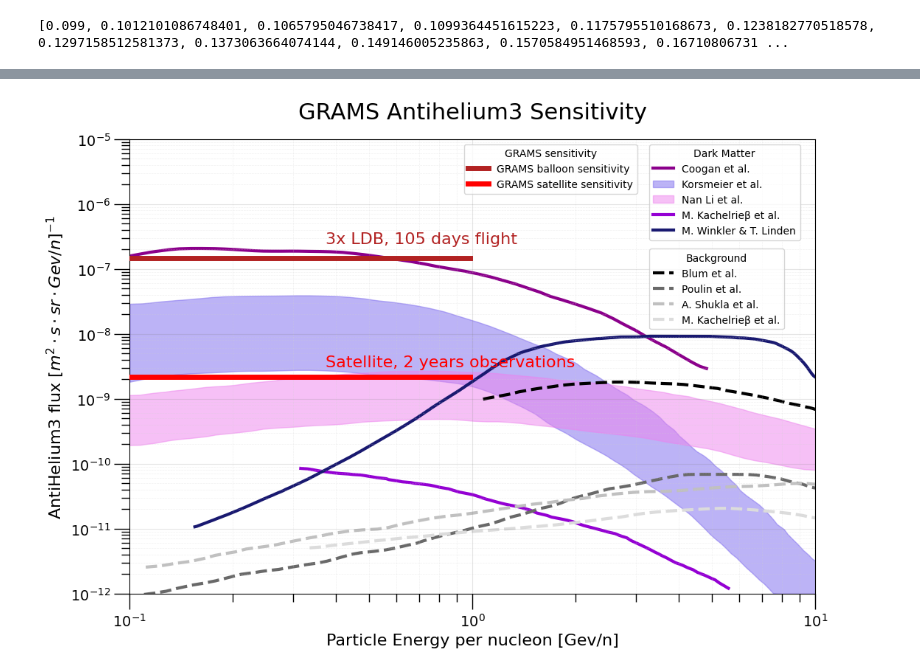
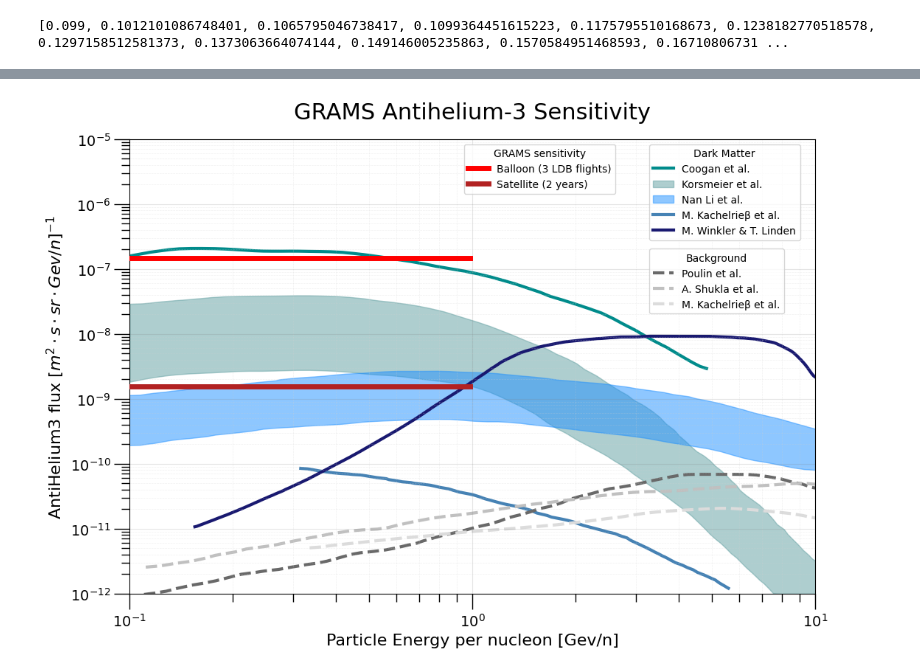
Before and after one commit to Eclipsedclaw/GRAMS, a Jupyter notebook: analysis/2023_Paper/flux_plot.ipynb, the cells around one changed output, grey strips where cells are left out. Cells and saved outputs as stored; diff of their text form; code cells hidden in the pictures.

```diff
--- a/analysis/2023_Paper/flux_plot.ipynb
+++ b/analysis/2023_Paper/flux_plot.ipynb
@@ -193,9 +194,9 @@ import numpy as np
 from matplotlib.patches import Polygon
 
 GRAMSsatellite_antihelium3_x = np.linspace(0.1, 1, 100)
-GRAMSsatellite_antihelium3_y = np.full_like(GRAMSsatellite_antihelium3_x, 2.16e-9)
+GRAMSsatellite_antihelium3_y = np.full_like(GRAMSsatellite_antihelium3_x, 1.55e-9)
 GRAMSsatellite_antihelium3_upper = np.full_like(GRAMSsatellite_antihelium3_x, 1)
-GRAMSsatellite_antihelium3_lower = np.full_like(GRAMSsatellite_antihelium3_x, 2.16e-9/3.09)
+GRAMSsatellite_antihelium3_lower = np.full_like(GRAMSsatellite_antihelium3_x, 1.55e-9/3.09)
 
 # Interpolate lower y-values onto the upper x-values for both Korsmeier and Nan Li
 DM_Korsmeier_lower_y_interp = np.interp(DM_Korsmeier_upper_x, DM_Korsmeier_lower_x, DM_Korsmeier_lower_y)
@@ -205,18 +206,19 @@ DM_Nan_Li_lower_y_interp = np.interp(DM_Nan_Li_upper_x, DM_Nan_Li_lower_x, DM_Na
 plt.figure(figsize=(12, 8))
 
 # GRAMS sensitivity
-GRAMS0, = plt.plot(GRAMS_antihelium3_x[0:98], GRAMS_antihelium3_y[0:98], color="firebrick", label="GRAMS balloon sensitivity", linewidth=5, zorder=3)
+GRAMS0, = plt.plot(GRAMS_antihelium3_x[0:98], GRAMS_antihelium3_y[0:98], color="red", label="Balloon (3 LDB flights)", linewidth=5, zorder=3)
 
+"""
 # Add text label
 plt.text(
-    GRAMS_antihelium3_x[30],  # X-coordinate near the middle of the line
-    GRAMS_antihelium3_y[50] + 1e-7,  # Y-coordinate near the middle of the line
-    "3x LDB, 105 days flight",  # Text to display
+    GRAMS_antihelium3_x[5],  # X-coordinate near the middle of the line
+    GRAMS_antihelium3_y[50] + 0.5e-7,  # Y-coordinate near the middle of the line
+    "3x LDB flights",  # Text to display
     color="firebrick",  # Text color
     fontsize=16,  # Text size
     #fontweight="bold"  # Bold text
 )
-
+"""
 # GRAMS sensitivity shaded area and lower bound
 #GRAMS1 = plt.fill_between(GRAMS_antihelium3_x, GRAMS_antihelium3_upper, GRAMS_antihelium3_y, color="firebrick", alpha=0.1, zorder=2)
 #GRAMS2, = plt.plot(GRAMS_antihelium3_x, GRAMS_antihelium3_lower, linestyle='dashed', color="firebrick", alpha=1, label="balloon 95% CL", zorder=4)
@@ -244,15 +246,17 @@ plt.text(
     color="firebrick"
 )
 '''
-GRAMS3, = plt.plot(GRAMSsatellite_antihelium3_x[0:98], GRAMSsatellite_antihelium3_y[0:98], color="red", label="GRAMS satellite sensitivity", linewidth = 5, zorder=3)
+GRAMS3, = plt.plot(GRAMSsatellite_antihelium3_x[0:98], GRAMSsatellite_antihelium3_y[0:98], color="firebrick", label="Satellite (2 years)", linewidth = 5, zorder=3)
+"""
 plt.text(
-    GRAMSsatellite_antihelium3_x[30],  # X-coordinate near the middle of the line
-    GRAMSsatellite_antihelium3_y[50]+1e-9,  # Y-coordinate near the middle of the line
+    GRAMSsatellite_antihelium3_x[5],  # X-coordinate near the middle of the line
+    GRAMSsatellite_antihelium3_y[50]+0.5e-9,  # Y-coordinate near the middle of the line
     "Satellite, 2 years observations",  # Text to display
     color="red",  # Text color
     fontsize=16,  # Text size
     #fontweight="bold"  # Bold text
 )
+"""
 #GRAMS4 = plt.fill_between(GRAMSsatellite_antihelium3_x, GRAMS_antihelium3_y, GRAMSsatellite_antihelium3_y, color="red", alpha=0.1, zorder=2)
 #GRAMS5, = plt.plot(GRAMSsatellite_antihelium3_x, GRAMSsatellite_antihelium3_lower, linestyle='dashed', color="red", alpha=1, label="Satellite 95% CL", zorder=4)
 '''
@@ -280,14 +284,14 @@ plt.text(
 )
 '''
 # Dark Matter (DM)
-DM1, = plt.plot(DM_coogan_x, DM_coogan_y, label=f"Coogan et al.", linewidth=3, color="darkmagenta", zorder=1)
-DM2 = plt.fill_between(DM_Korsmeier_upper_x, DM_Korsmeier_lower_y_interp, DM_Korsmeier_upper_y, color="mediumslateblue", alpha=0.5, label="Korsmeier et al.", zorder=1)
-DM3 = plt.fill_between(DM_Nan_Li_upper_x, DM_Nan_Li_lower_y_interp, DM_Nan_Li_upper_y, color="violet", alpha=0.5, label="Nan Li et al.", zorder=1)
-DM4, = plt.plot(DM_MKachelrieβ_x, DM_MKachelrieβ_y, label=f"M. Kachelrieβ et al.", linewidth=3, color="darkviolet", zorder=1)
+DM1, = plt.plot(DM_coogan_x, DM_coogan_y, label=f"Coogan et al.", linewidth=3, color="darkcyan", zorder=1)
+DM2 = plt.fill_between(DM_Korsmeier_upper_x, DM_Korsmeier_lower_y_interp, DM_Korsmeier_upper_y, color="cadetblue", alpha=0.5, label="Korsmeier et al.", zorder=1)
+DM3 = plt.fill_between(DM_Nan_Li_upper_x, DM_Nan_Li_lower_y_interp, DM_Nan_Li_upper_y, color="dodgerblue", alpha=0.5, label="Nan Li et al.", zorder=1)
+DM4, = plt.plot(DM_MKachelrieβ_x, DM_MKachelrieβ_y, label=f"M. Kachelrieβ et al.", linewidth=3, color="steelblue", zorder=1)
 DM5, = plt.plot(DM_M_Winkler_x, DM_M_Winkler_y, label=f"M. Winkler & T. Linden", linewidth=3, color="midnightblue", zorder=1)
 
 # Background (BKG)
-BKG1, = plt.plot(BKG_Blum_x, BKG_Blum_y, linestyle='dashed', label=f"Blum et al.", linewidth=3, color="black", zorder=1)
+#BKG1, = plt.plot(BKG_Blum_x, BKG_Blum_y, linestyle='dashed', label=f"Blum et al.", linewidth=3, color="black", zorder=1)
 BKG2, = plt.plot(BKG_Poulin_x, BKG_Poulin_y, linestyle='dashed', label=f"Poulin et al.", linewidth=3, color="dimgray", zorder=1)
 BKG3, = plt.plot(BKG_A_Shukla_x, BKG_A_Shukla_y, linestyle='dashed', label=f"A. Shukla et al.", linewidth=3, color="silver", zorder=1)
 BKG4, = plt.plot(BKG_M_Kachelrie_background_x, BKG_M_Kachelrie_background_y, linestyle='dashed', label=f"M. Kachelrieβ et al.", linewidth=3, color="gainsboro", zorder=1)
@@ -298,33 +302,33 @@ plt.yscale('log')
 plt.xlabel(r"Particle Energy per nucleon [Gev/n]", fontsize=16)  # Increase font size for x-axis label
 plt.ylabel(r'AntiHelium3 flux $[m^{2}\cdot s \cdot sr \cdot Gev/n]^{-1}$', fontsize=16)  # Increase font size for y-axis label
 plt.xlim(0.1, 10)  # Adjust the limits to match your data
 plt.ylim(1e-12, 1e-5)
 
-plt.title("GRAMS Antihelium3 Sensitivity", fontsize=22, pad=20)  # Increase font size for the title
+plt.title("GRAMS Antihelium-3 Sensitivity", fontsize=22, pad=20)  # Increase font size for the title
 
 # Adjust tick font size
 plt.tick_params(axis='both', labelsize=14)  # Increase font size for axis ticks
 # Adjust tick parameters
 plt.gca().tick_params(axis='both', which='major', length=15, width=1)  # Major ticks
 plt.gca().tick_params(axis='both', which='minor', length=8, width=1)  # Minor ticks
 
 # Create separate legends for datasets and ranges using bbox_to_anchor to place them separately
 first_legend = plt.legend(handles=[GRAMS0, GRAMS3], loc='upper left', title="GRAMS sensitivity", bbox_to_anchor=(0.48, 1), fontsize=10)
 second_legend = plt.legend(handles=[DM1, DM2, DM3, DM4, DM5], loc='upper left', title="Dark Matter", bbox_to_anchor=(0.75, 1), fontsize=10)
-third_legend = plt.legend(handles=[BKG1, BKG2, BKG3, BKG4], loc='upper left', title="Background", bbox_to_anchor=(0.75, 0.77), fontsize=10)
+third_legend = plt.legend(handles=[BKG2, BKG3, BKG4], loc='upper left', title="Background", bbox_to_anchor=(0.75, 0.77), fontsize=10)
 
 # Add the legends to the plot
 plt.gca().add_artist(first_legend)
 plt.gca().add_artist(second_legend)
 
 # Enable minor ticks
 plt.minorticks_on()
 
 # Add finer gridlines
 plt.grid(which="major", linestyle='-', linewidth=0.8, color='gray', alpha = 0.2)  # Major gridlines
 plt.grid(which="minor", linestyle='--', linewidth=0.5, color='lightgray', alpha = 0.3)  # Minor gridlines
 
 # Show the plot
 plt.show()
 # %% [output]
-[figure, old version]
+[figure, new version]
```
Also changed, not shown: parts of 1 cell of this notebook.
